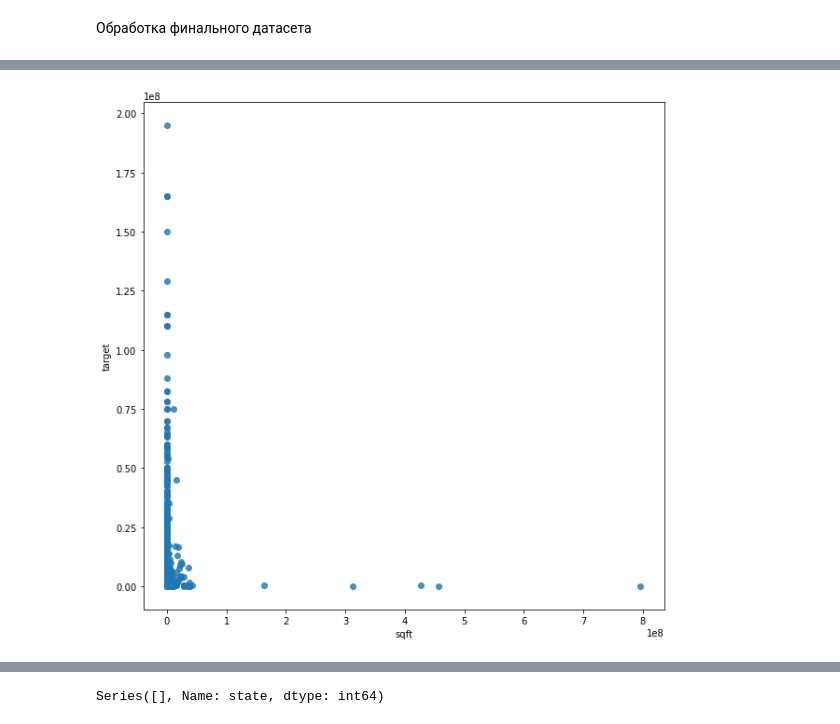
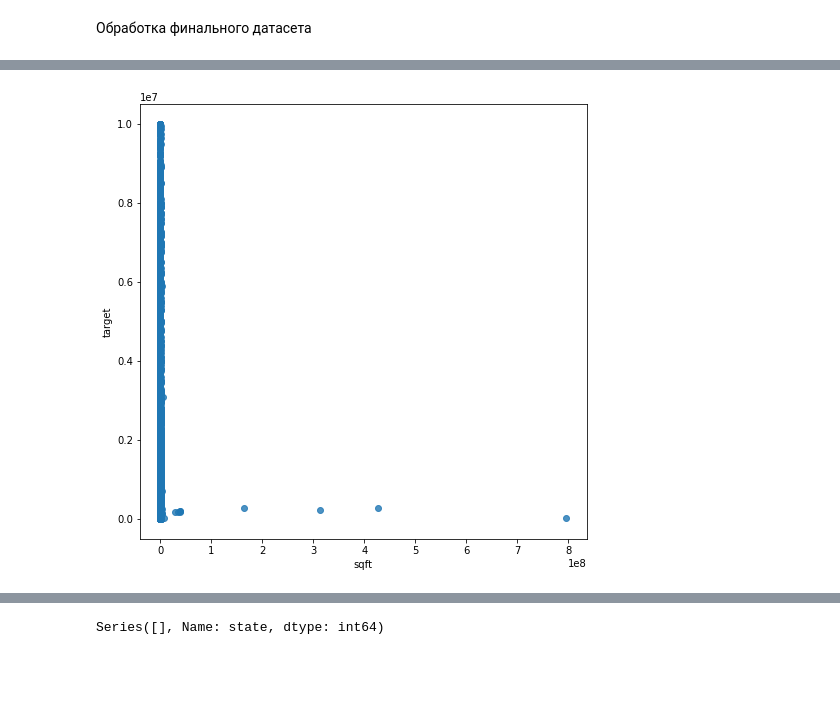
Before and after one commit to TimeryaevaM/Diplom, a Jupyter notebook: diplom_6v.ipynb, the cells around one changed output, grey strips where cells are left out. Cells and saved outputs as stored; diff of their text form; code cells hidden in the pictures; blank space fills up the shorter version.

```diff
--- a/diplom_6v.ipynb
+++ b/diplom_6v.ipynb
@@ -1069,14 +849,10 @@ df['dist_max'] = df['Distance'].apply(lambda x: None if x is None else
                                       None if len(x) == 0 else max(x))
 df['dist_min'] = df['Distance'].apply(lambda x: None if x is None else
                                       None if len(x) == 0 else min(x))
-df['dist_mean'] = df['Distance'].apply(lambda x: None if x is None else
-                                      None if len(x) == 0 else round(np.mean(list(filter(None, x))), 2))
 # %%
 df['rate_max'] = df['rating'].apply(lambda x: None if x is None else
                                       None if len(x) == 0 else max(x))
 df['rate_min'] = df['rating'].apply(lambda x: None if x is None else
                                       None if len(x) == 0 else min(x))
-df['rate_mean'] = df['rating'].apply(lambda x: None if x is None else
-                                      None if len(x) == 0 else round(np.mean(list(filter(None, x))), 2))
 # %%
 df = df.drop(['Distance', 'rating'], axis=1)
@@ -1124,2 +858,0 @@ dtype: int64
-# %%
-df = df.drop(['Price/sqft'], axis=1)
@@ -1295,0 +1012,2 @@ train_hist_plot('target', df_train)
+# %%
+df_train = df_train[(df_train['target'] > 1000) & (df_train['target'] < 10_000_000)]
@@ -1322,10 +1044,10 @@ test_hist_plot('sqft', df_test)
 [figure]
 # %%
-plt.figure(figsize = (10,10))
+plt.figure(figsize = (8,8))
 sns.regplot(data=df_train, y="target", x="sqft", fit_reg=False)
 plt.show()
 # %% [output]
-[figure, old version]
+[figure, new version]
 # %%
 # График выбросов
 sns.boxplot(x=df_train["sqft"])
```
Also changed, not shown: parts of 172 cells of this notebook, 6 other files.
